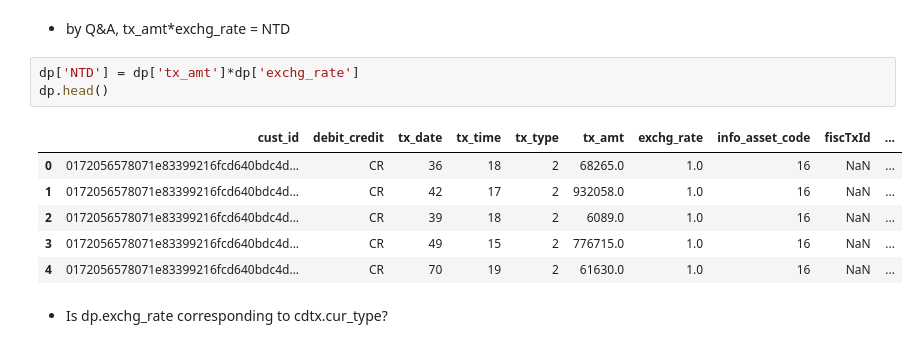
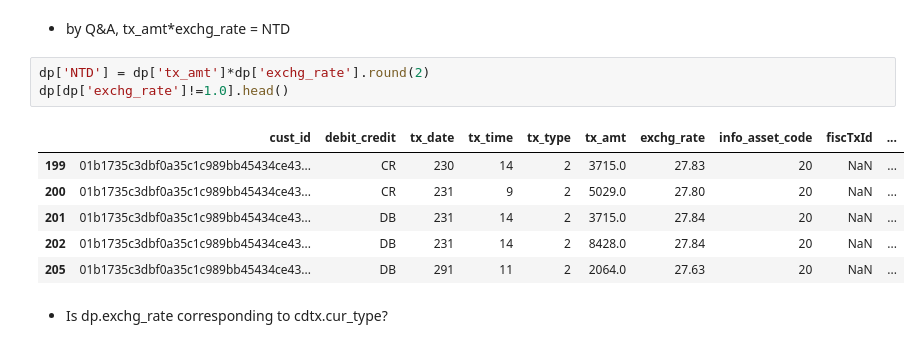
Before and after one commit to y4c6/DMfin, a Jupyter notebook: data_visualization.ipynb, the cells around one changed output. Saved outputs shown, nothing was run; the diff lists cells and outputs as text.

```diff
--- a/data_visualization.ipynb
+++ b/data_visualization.ipynb
@@ -504,15 +506,15 @@ NTD, 684
 # %% [markdown]
 - by Q&A, tx_amt*exchg_rate = NTD
 # %%
-dp['NTD'] = dp['tx_amt']*dp['exchg_rate']
-dp.head()
+dp['NTD'] = dp['tx_amt']*dp['exchg_rate'].round(2)
+dp[dp['exchg_rate']!=1.0].head()
 # %% [output]
 |  | cust_id | debit_credit | tx_date | tx_time | tx_type | tx_amt | exchg_rate | info_asset_code | fiscTxId | ... |
-| 0 | 0172056578071e83399216fcd640bdc4d... | CR | 36 | 18 | 2 | 68265.0 | 1.0 | 16 | NaN | ... |
-| 1 | 0172056578071e83399216fcd640bdc4d... | CR | 42 | 17 | 2 | 932058.0 | 1.0 | 16 | NaN | ... |
-| 2 | 0172056578071e83399216fcd640bdc4d... | CR | 39 | 18 | 2 | 6089.0 | 1.0 | 16 | NaN | ... |
-| 3 | 0172056578071e83399216fcd640bdc4d... | CR | 49 | 15 | 2 | 776715.0 | 1.0 | 16 | NaN | ... |
-| 4 | 0172056578071e83399216fcd640bdc4d... | CR | 70 | 19 | 2 | 61630.0 | 1.0 | 16 | NaN | ... |
+| 199 | 01b1735c3dbf0a35c1c989bb45434ce43... | CR | 230 | 14 | 2 | 3715.0 | 27.83 | 20 | NaN | ... |
+| 200 | 01b1735c3dbf0a35c1c989bb45434ce43... | CR | 231 | 9 | 2 | 5029.0 | 27.80 | 20 | NaN | ... |
+| 201 | 01b1735c3dbf0a35c1c989bb45434ce43... | DB | 231 | 14 | 2 | 3715.0 | 27.84 | 20 | NaN | ... |
+| 202 | 01b1735c3dbf0a35c1c989bb45434ce43... | DB | 231 | 14 | 2 | 8428.0 | 27.84 | 20 | NaN | ... |
+| 205 | 01b1735c3dbf0a35c1c989bb45434ce43... | DB | 291 | 11 | 2 | 2064.0 | 27.63 | 20 | NaN | ... |
 # %% [markdown]
 - Is dp.exchg_rate corresponding to cdtx.cur_type?
 # %%
```
Also changed, not shown: parts of 21 cells of this notebook.
